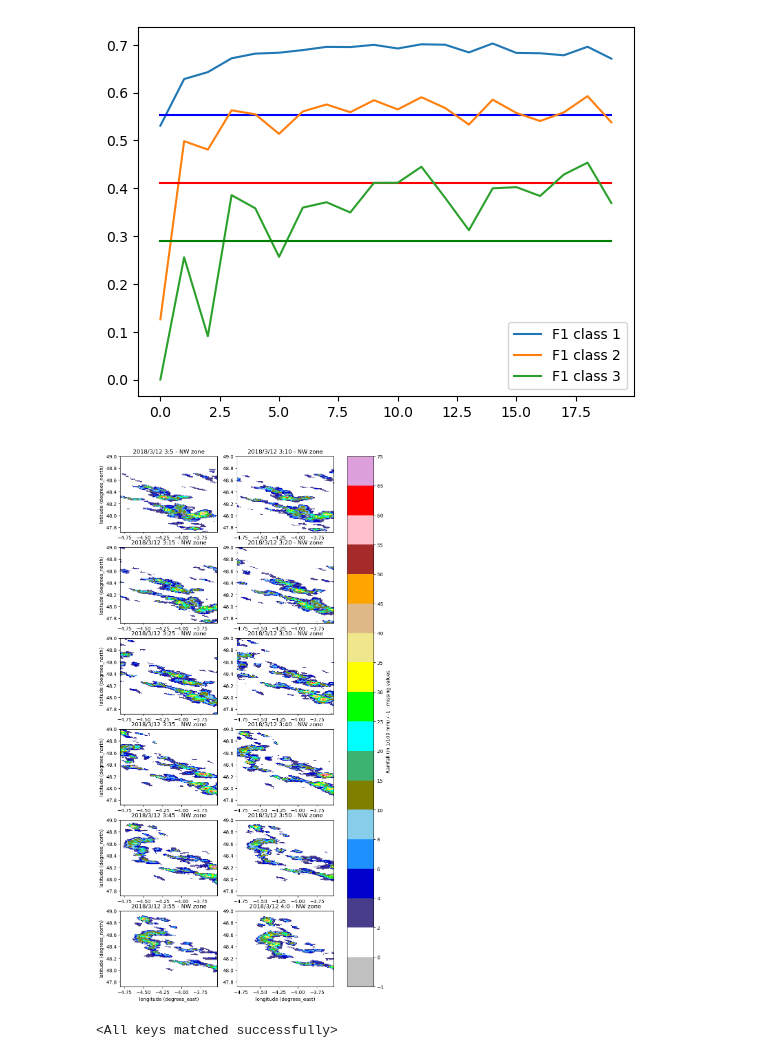
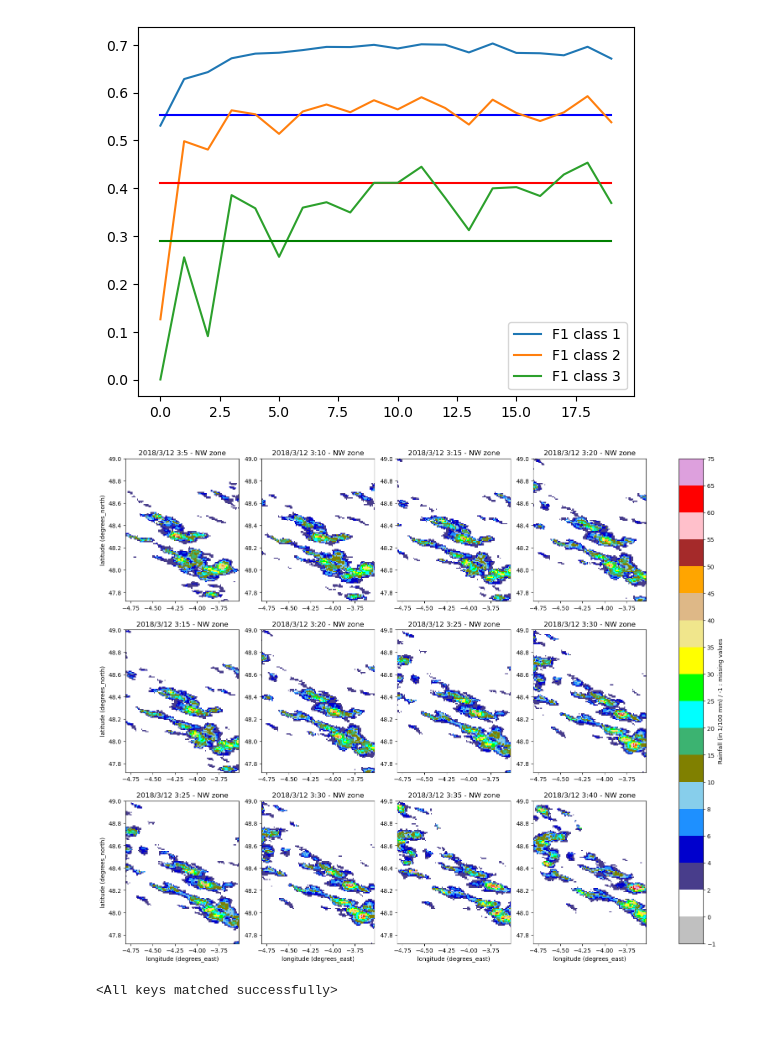
Before and after one commit to DragonZoom/meteonet, a Jupyter notebook: inference.ipynb, the cells around one changed output. Drawn from its saved outputs; the diff is of its cells as text; code cells hidden in the pictures; blank space fills up the shorter version.

```diff
--- a/inference.ipynb
+++ b/inference.ipynb
@@ -80,18 +80,18 @@ rain_test_loader = DataLoader(rain_test_ds, batch_size=64, sampler=rain_test_sam
 # %%
 from loader.plots import plot_meteonet_rainmaps
 from data.constants import *
 import numpy as np
 
 coord = np.load(f'data/radar_coords_NW.npz',allow_pickle=True)
 lon = coord['lons'][lat_extract_start:lat_extract_end, lon_extract_start:lon_extract_end]
 lat = coord['lats'][lat_extract_start:lat_extract_end, lon_extract_start:lon_extract_end]
 
 train_date = 2017,3,1,12,0 # dans train_ds
 val_date = 2018,3,12,3,5 # dans val_ds
 
-plot_meteonet_rainmaps( val_ds, val_date, lon, lat, zone)
+plot_meteonet_rainmaps( val_ds, val_date, lon, lat, zone, n=4)
 # %% [output]
-[figure, old version]
+[figure, new version]
 # %%
 from models.unet import UNet
 
```
